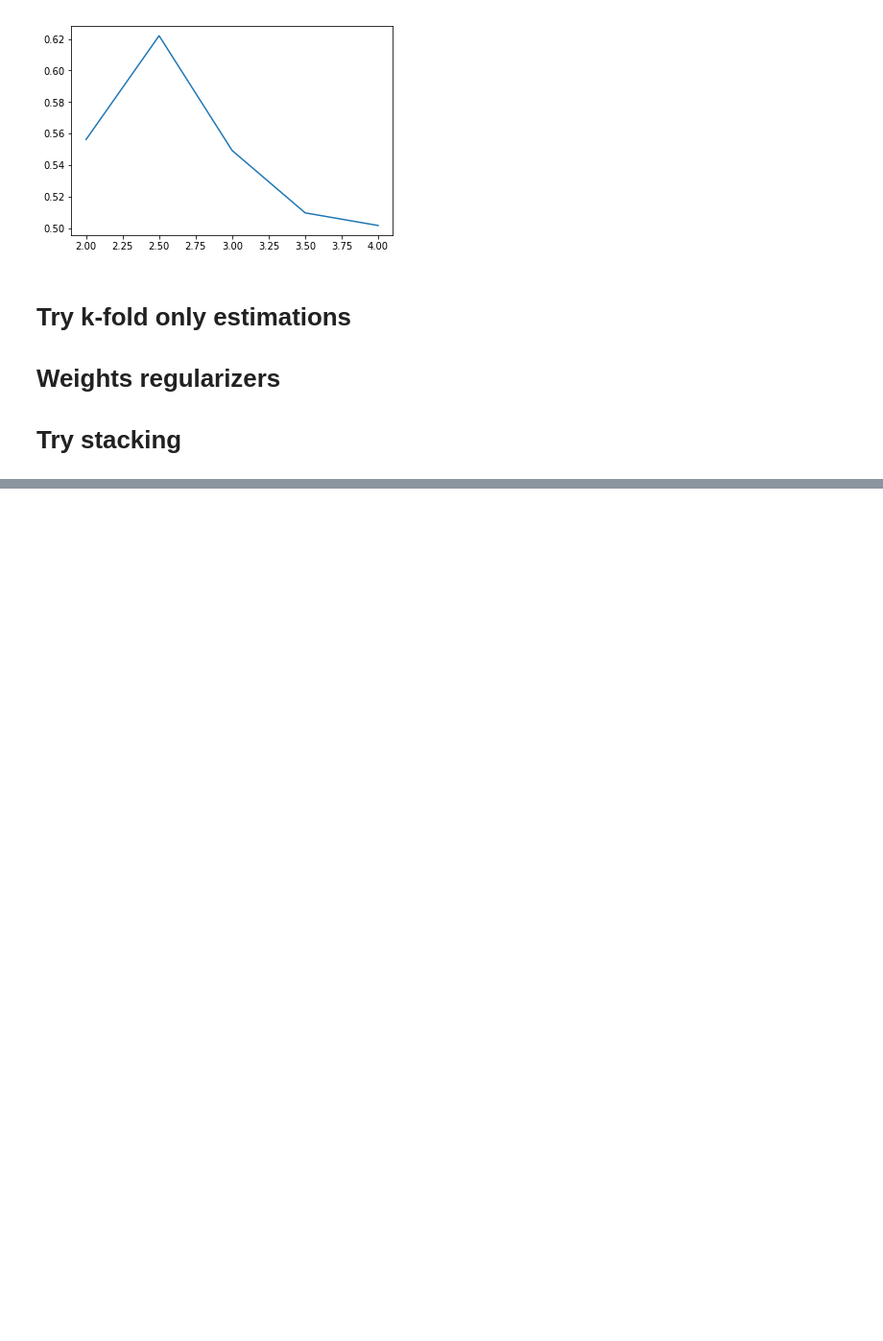
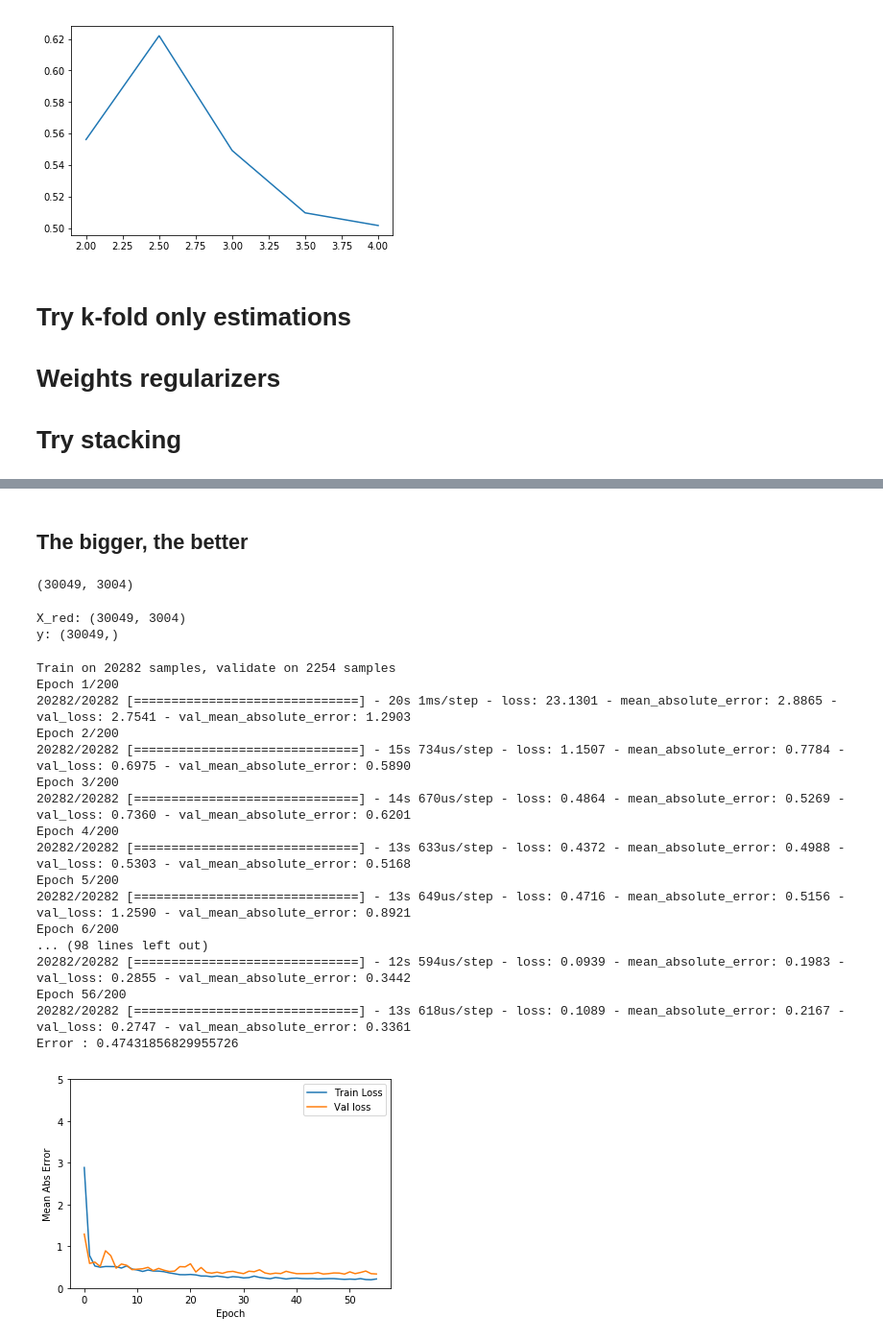
Before and after one commit to EtienneBonvin/cosmo_project, a Jupyter notebook: Deep_Learning_Approach.ipynb, the cells around one changed output, grey strips where cells are left out. Shown at 96% size. Cells and saved outputs as stored; diff of their text form; code cells hidden in the pictures; blank space fills up the shorter version.

```diff
--- a/Deep_Learning_Approach.ipynb
+++ b/Deep_Learning_Approach.ipynb
@@ -710,0 +750,71 @@ plt.plot(np.linspace(2, 4, 5), errors)
+# %% [markdown]
+## The bigger, the better
+# %%
+X_red = np.load(DATA_FOLDER + "feature_mat_radial_compression_normalized_red.npy")
+y = np.load(DATA_FOLDER + "CSD500-r_train-H_total.npy")
+X_red.shape
+# %% [output]
+(30049, 3004)
+# %%
+train_set_size = int(len(X_red) * TRAIN_SET_PERC)
+
+# Select random rows of the matrix for train / test set
+# Random seed for reproducibility
+np.random.seed(100)
+train_idx = np.random.choice(len(X_red), size=train_set_size, replace = False)
+test_idx = [i for i in range(len(X_red)) if i not in train_idx]
+X_train_red = X_red[train_idx, :]
+X_test_red = X_red[test_idx, :]
+y_train = y[train_idx]
+y_test = y[test_idx]
+print("X_red: " + str(X_red.shape))
+print("y: " + str(y.shape))
+# %% [output]
+X_red: (30049, 3004)
+y: (30049,)
+# %%
+model = tf.keras.Sequential()
+model.add(layers.Dropout(0.5))
+for i in range(16):
+    model.add(layers.Dense(256, activation='relu', \
+                           kernel_regularizer=tf.keras.regularizers.l2(5e-6), \
+                          kernel_constraint = MaxNorm(4)))
+    model.add(layers.Dropout(0.5))
+# Last layer represent the electromagnetic shielding, our prediction
+model.add(layers.Dense(1, activation='relu'))
+
+model.compile(optimizer=tf.train.AdamOptimizer(0.001),
+              loss='mse',
+              # Note that the accuracy metric is useless but it doesn't compile when trying to use RMSE.
+              metrics=['mae'])
+EPOCHS = 200
+BATCH_SIZE = 32
+VALIDATION_SPLIT = 0.1
+early_stop = tf.keras.callbacks.EarlyStopping(monitor='val_loss', patience=20)
+
+history = model.fit(X_train_red, y_train, epochs=EPOCHS, batch_size=BATCH_SIZE, validation_split = VALIDATION_SPLIT, \
+          callbacks=[early_stop])
+plot_history(history)
+
+result = model.predict(X_test_red, batch_size=32)
+error = rmse(result, y_test)
+print("Error : {}".format(error))
+# %% [output]
+Train on 20282 samples, validate on 2254 samples
+Epoch 1/200
+20282/20282 [==============================] - 20s 1ms/step - loss: 23.1301 - mean_absolute_error: 2.8865 - val_loss: 2.7541 - val_mean_absolute_error: 1.2903
+Epoch 2/200
+20282/20282 [==============================] - 15s 734us/step - loss: 1.1507 - mean_absolute_error: 0.7784 - val_loss: 0.6975 - val_mean_absolute_error: 0.5890
+Epoch 3/200
+20282/20282 [==============================] - 14s 670us/step - loss: 0.4864 - mean_absolute_error: 0.5269 - val_loss: 0.7360 - val_mean_absolute_error: 0.6201
+Epoch 4/200
+20282/20282 [==============================] - 13s 633us/step - loss: 0.4372 - mean_absolute_error: 0.4988 - val_loss: 0.5303 - val_mean_absolute_error: 0.5168
+Epoch 5/200
+20282/20282 [==============================] - 13s 649us/step - loss: 0.4716 - mean_absolute_error: 0.5156 - val_loss: 1.2590 - val_mean_absolute_error: 0.8921
+Epoch 6/200
+... (98 lines left out)
+20282/20282 [==============================] - 12s 594us/step - loss: 0.0939 - mean_absolute_error: 0.1983 - val_loss: 0.2855 - val_mean_absolute_error: 0.3442
+Epoch 56/200
+20282/20282 [==============================] - 13s 618us/step - loss: 0.1089 - mean_absolute_error: 0.2167 - val_loss: 0.2747 - val_mean_absolute_error: 0.3361
+Error : 0.47431856829955726
+[figure, added]
```
Also changed, not shown: parts of 18 cells of this notebook.
